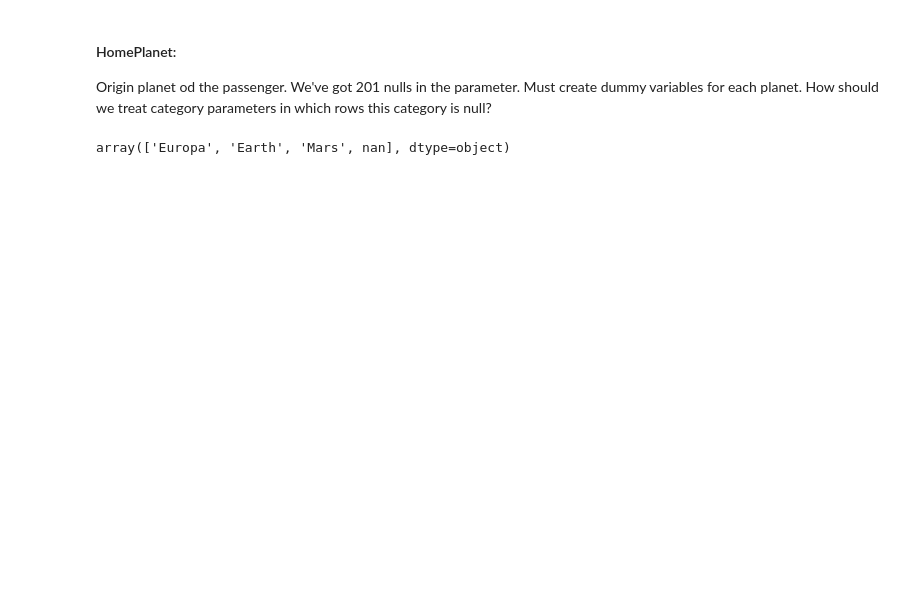
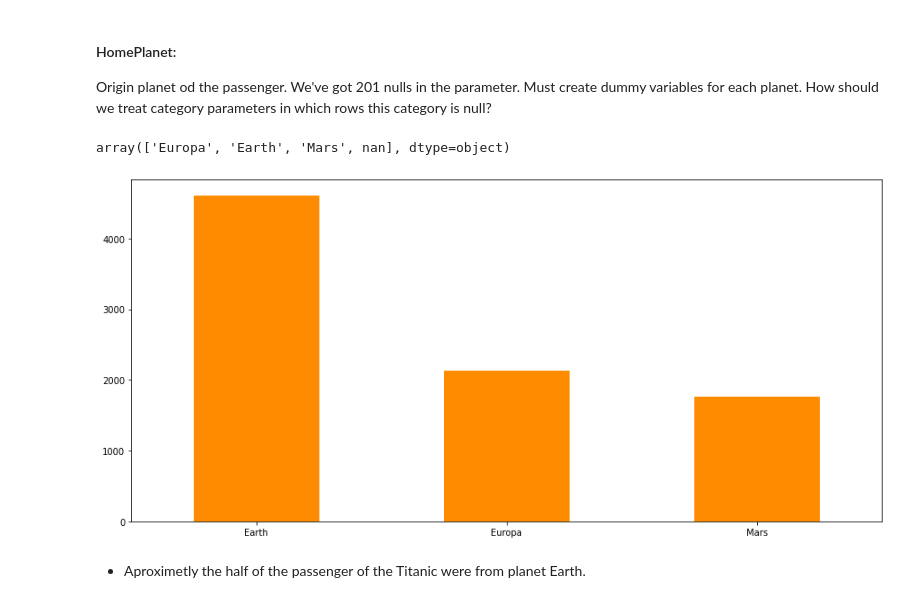
Before and after one commit to mateoricio/spaceship-titanic, a Jupyter notebook: spaceship-titanic.ipynb, the cells around one changed output. Cells and saved outputs as stored; diff of their text form; code cells hidden in the pictures; blank space fills up the shorter version.

```diff
--- a/spaceship-titanic.ipynb
+++ b/spaceship-titanic.ipynb
@@ -61,3 +63,10 @@ Origin planet od the passenger. We've got 201 nulls in the parameter. Must creat
 df['HomePlanet'].unique()
 # %% [output]
 array(['Europa', 'Earth', 'Mars', nan], dtype=object)
+# %%
+pd.get_dummies(df['HomePlanet']).sum().\
+    plot.bar(rot=0, color = 'darkorange', figsize = (15, 7));
+# %% [output]
+[figure, added]
+# %% [markdown]
+* Aproximetly the half of the passenger of the Titanic were from planet Earth.
```
Also changed, not shown: parts of 25 cells of this notebook.
